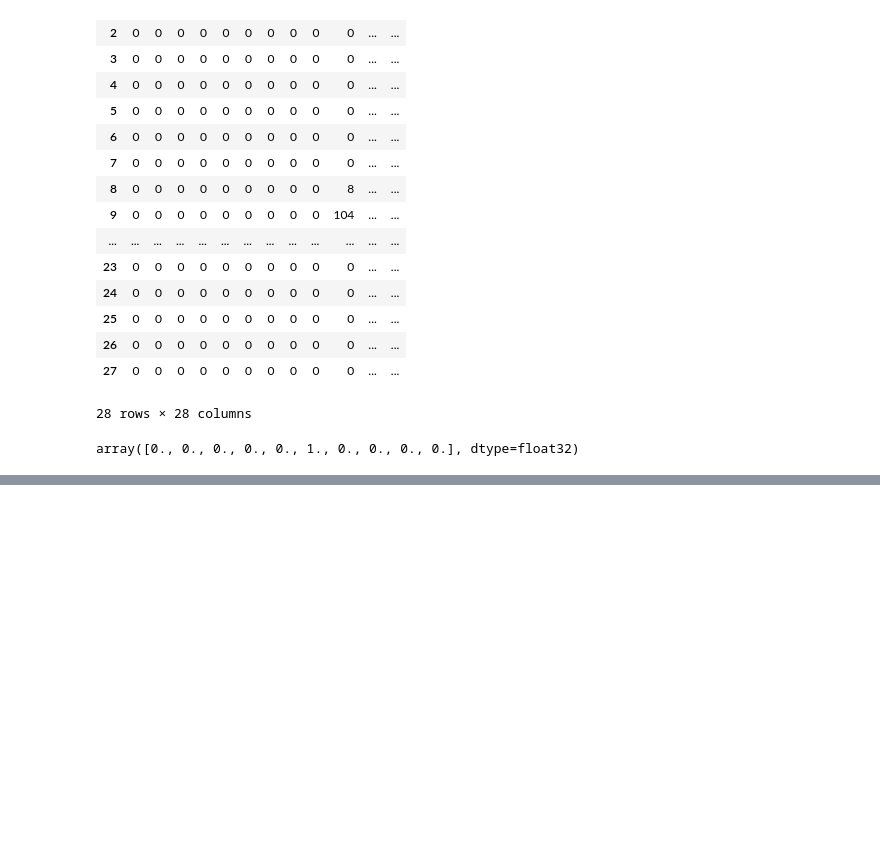
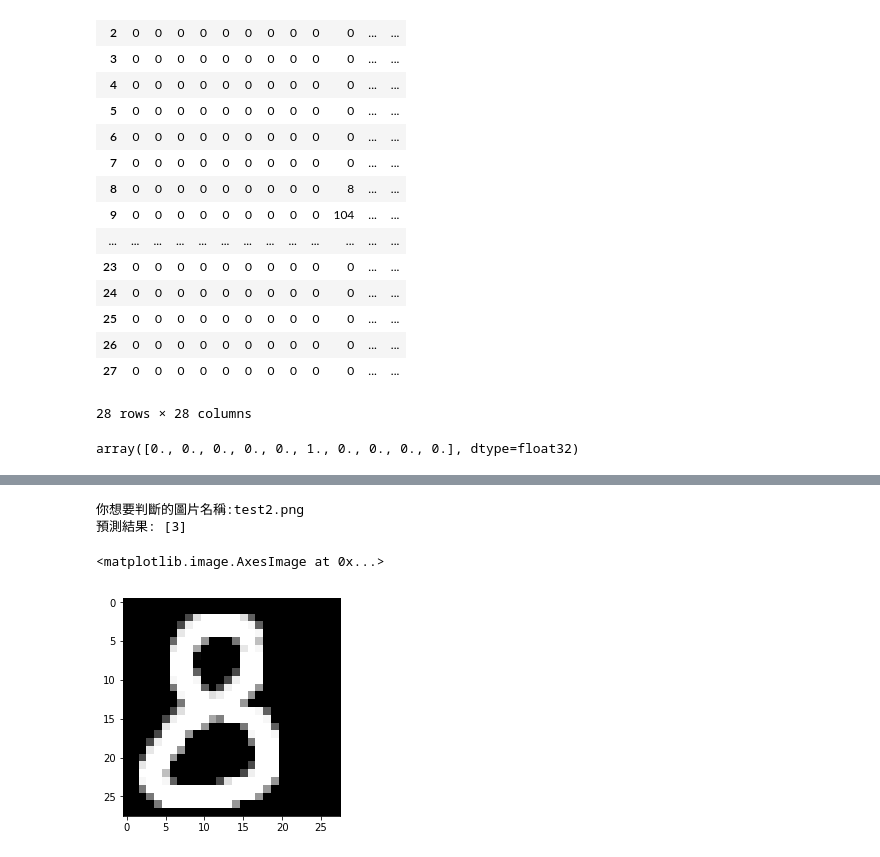
Before and after one commit to Elwing-Chou/cb104, a Jupyter notebook: mlp.ipynb, the cells around one changed output, grey strips where cells are left out. Drawn from its saved outputs; the diff is of its cells as text; code cells hidden in the pictures; blank space fills up the shorter version.

```diff
--- a/mlp.ipynb
+++ b/mlp.ipynb
@@ -76,3 +76,19 @@ Total params: 101,770
 Trainable params: 101,770
 Non-trainable params: 0
 _________________________________________________________________
+# %%
+# 訓練前: 確定模型訓練方式
+# 回歸:mse, 二元分類(ouput:1):binary_crossentropy, 多元分類(output > 1):categorical_crossentropy
+mlp.compile(optimizer="adam",
+            loss="categorical_crossentropy",
+            metrics=["accuracy"])
+# %%
+# batch:看幾張圖做一次梯度下降
+# epochs: 整個資料集看幾次
+# epoch = 10, batch=200, 60000 * 10 / 200 = 3000梯度下降
+mlp.fit(x_train_shape,
+        y_train_cat,
+        batch_size=200,
+        epochs=15,
+        validation_split=0.1,
+        verbose=2)
@@ -78,0 +135,14 @@ _________________________________________________________________
+# %%
+# Pillow
+from PIL import Image
+import numpy as np
+fn = input("你想要判斷的圖片名稱:")
+img1 = np.array(Image.open(fn).resize((28, 28)).convert("L"))
+x_pre = np.array([img1]).reshape(1, 784) / 255
+print("預測結果:", mlp.predict_classes(x_pre))
+plt.imshow(img1, cmap="gray")
+# %% [output]
+你想要判斷的圖片名稱:test2.png
+預測結果: [3]
+<matplotlib.image.AxesImage at 0x...>
+[figure, added]
```
Also changed, not shown: parts of 4 cells of this notebook.
